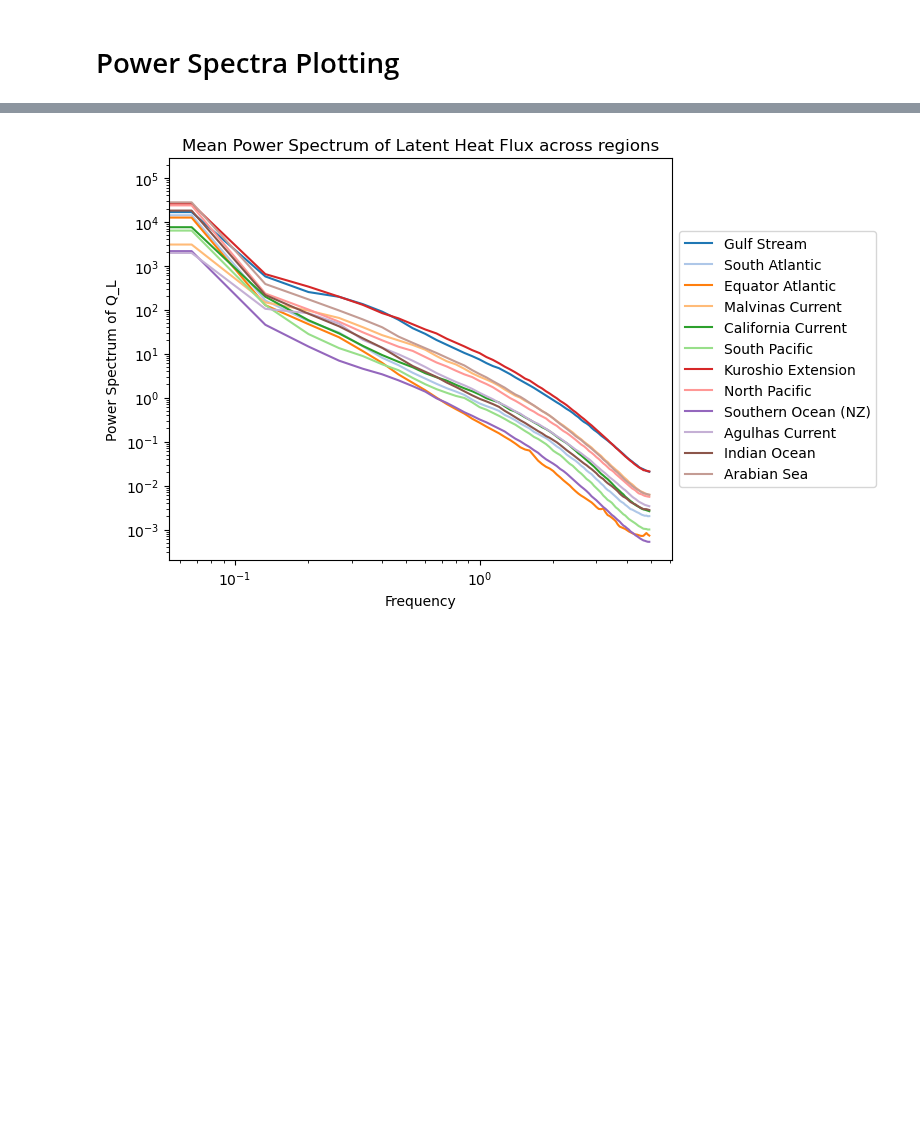
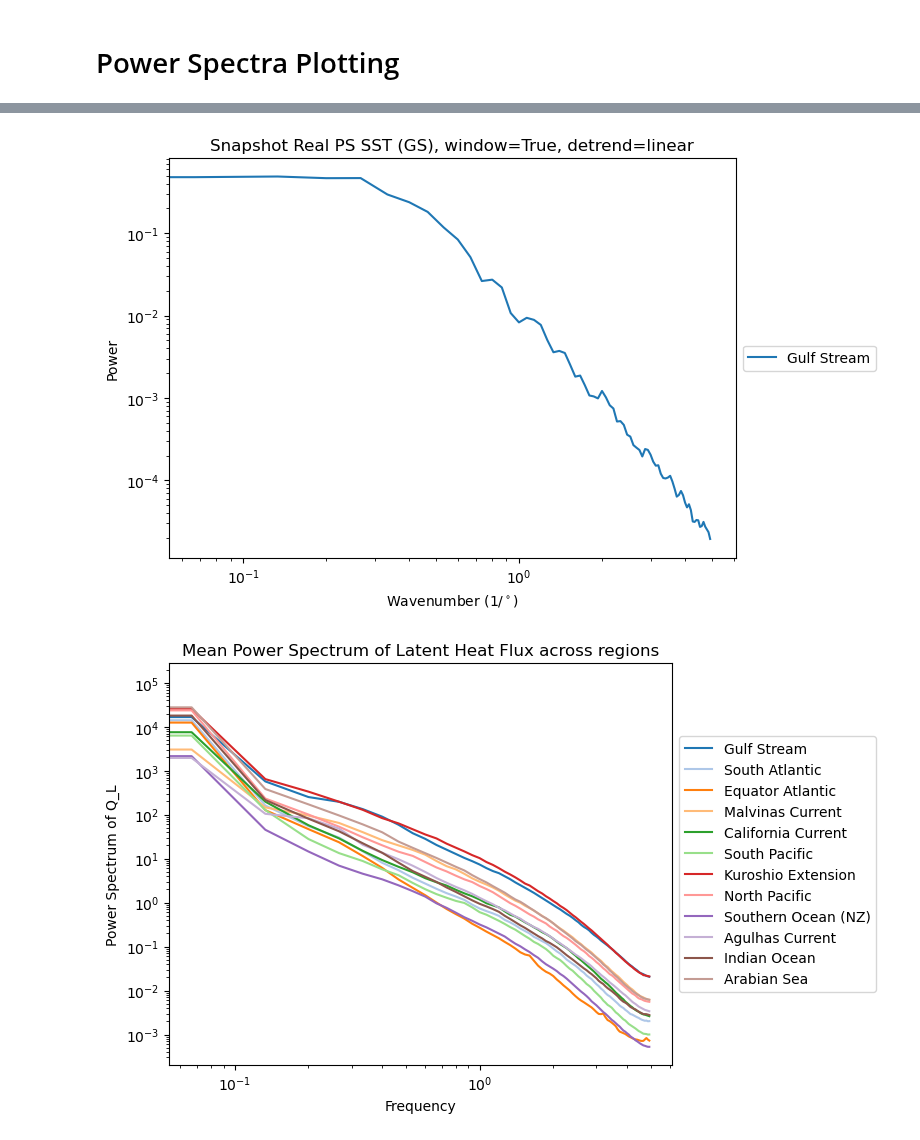
Before and after one commit to ocean-transport/air-sea-ML, a Jupyter notebook: cross_spectrum_figGen.ipynb, the cells around one changed output, grey strips where cells are left out. Drawn from its saved outputs; the diff is of its cells as text; code cells hidden in the pictures; blank space fills up the shorter version.

```diff
--- a/cross_spectrum_figGen.ipynb
+++ b/cross_spectrum_figGen.ipynb
@@ -254,3 +298,49 @@ Wall time: 2h 26min 22s
+# %%
+plt.figure(figsize=(8,5))
+colors = plt.get_cmap('tab20').colors
+
+# q_diff = air–sea humidity difference
+SST = cropped_boxes_HR[0].surface_temp
+SST_t = SST.isel(time=0).chunk({"xt_ocean": -1, "yt_ocean": -1})
+
+power_specs = []
+
+# Compute 1D power spectrum along x-direction
+ps_t = xrft.power_spectrum(
+    SST_t,
+    dim='xt_ocean',
+    window=True,
+    detrend='linear'
+).mean(dim='yt_ocean')  # average across y
+
+power_specs.append(ps_t)
+
+# Average spectra across time
+power_spec_mean = xr.concat(power_specs, dim="time").mean(dim="time")
+
+# Plot
+plt.plot(
+    power_spec_mean["freq_xt_ocean"],
+    power_spec_mean,
+    label=box_names[0],
+    color=colors[0]
+)
+
+plt.xlabel(r"Wavenumber $(1/^\circ)$")
+plt.xscale('log')
+plt.yscale('log')
+plt.ylabel("Power")
+plt.title("Snapshot PS SST (GS), window=True, detrend=linear")
+
+plt.legend(
+    loc='center left',
+    bbox_to_anchor=(1, 0.5),
+    ncol=1
+)
+plt.tight_layout()
+plt.show()
+# %% [output]
+[figure, added]
 # %%
 plt.figure(figsize=(8,5))
 colors = plt.get_cmap('tab20').colors
```
Also changed, not shown: parts of 25 cells of this notebook, 1 other file.
